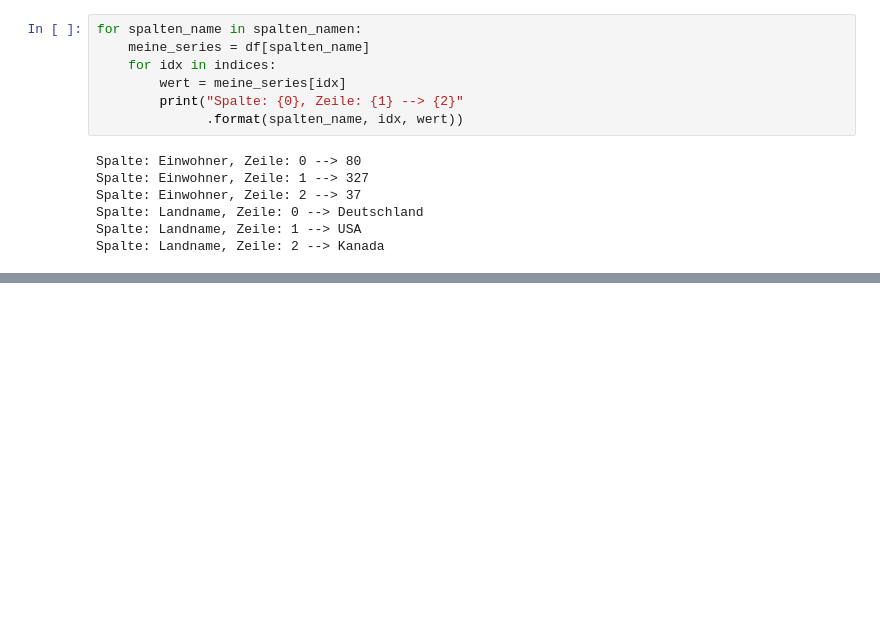
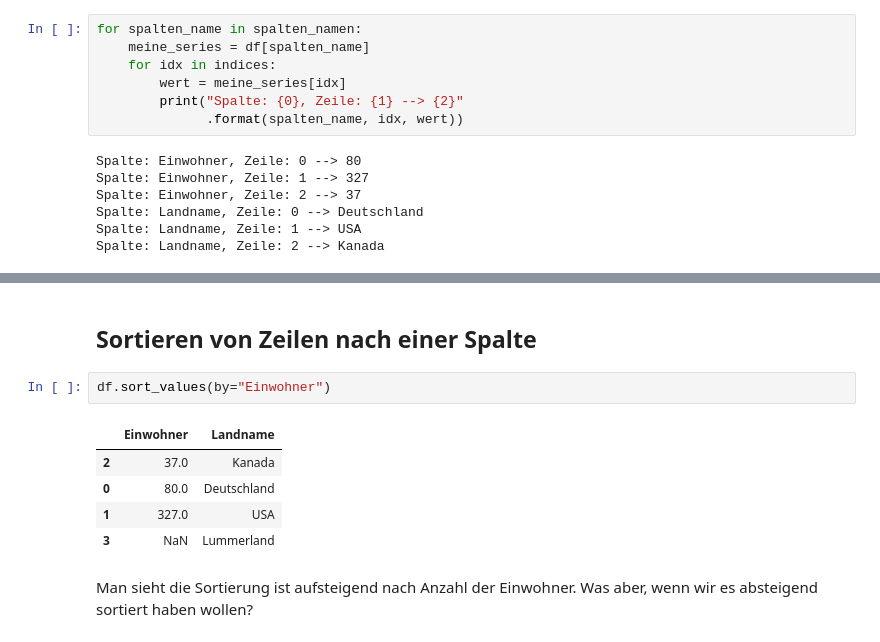
Before and after one commit to juebrauer/course_introduction_to_python, a Jupyter notebook: 06_pandas_datenstrukturen/pandas_datenstrukturen.ipynb, the cells around one changed output, grey strips where cells are left out. Saved outputs shown, nothing was run; the diff lists cells and outputs as text; blank space fills up the shorter version.

```diff
--- a/06_pandas_datenstrukturen/pandas_datenstrukturen.ipynb
+++ b/06_pandas_datenstrukturen/pandas_datenstrukturen.ipynb
@@ -967,0 +983,12 @@ Spalte: Landname, Zeile: 2 --> Kanada
+# %% [markdown]
+## Sortieren von Zeilen nach einer Spalte
+# %%
+df.sort_values(by="Einwohner")
+# %% [output]
+|  | Einwohner | Landname |
+| 2 | 37.0 | Kanada |
+| 0 | 80.0 | Deutschland |
+| 1 | 327.0 | USA |
+| 3 | NaN | Lummerland |
+# %% [markdown]
+Man sieht die Sortierung ist aufsteigend nach Anzahl der Einwohner. Was aber, wenn wir es absteigend sortiert haben wollen?
```
Also changed, not shown: parts of 19 cells of this notebook.
